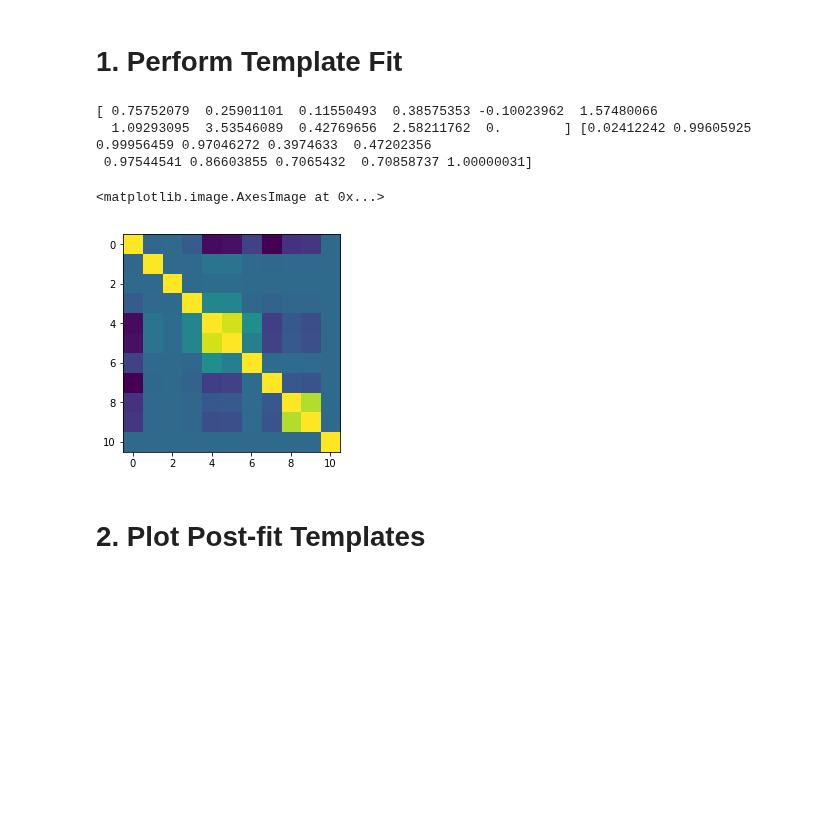
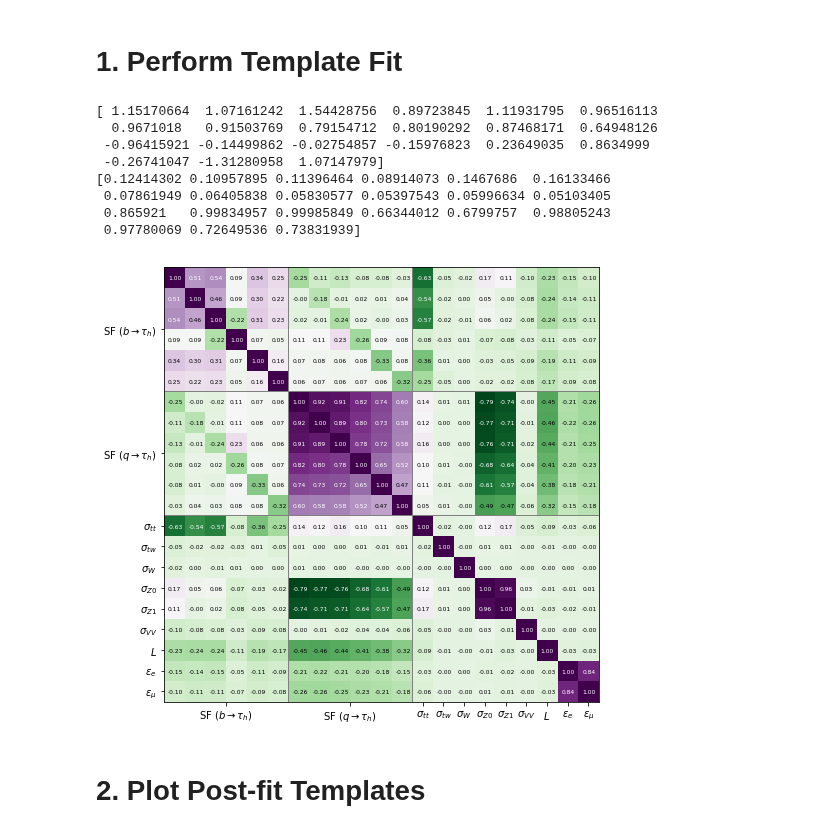
Before and after one commit to ZihengChen/WBranchingFaction, a Jupyter notebook: notebooks/studies/misid_fit.ipynb, the cells around one changed output. Cells and saved outputs as stored; diff of their text form; code cells hidden in the pictures; blank space fills up the shorter version.

```diff
--- a/notebooks/studies/misid_fit.ipynb
+++ b/notebooks/studies/misid_fit.ipynb
@@ -28,14 +38,67 @@ sig   = np.sqrt(hessinv.diagonal())
 cor   = hessinv/np.outer(sig, sig)
 loss0 = loss(result.x)
 
-print(result.x,sig)
-imshow(cor)
+print(result.x)
+print(sig)
 # %% [output]
-[ 0.75752079  0.25901101  0.11550493  0.38575353 -0.10023962  1.57480066
-  1.09293095  3.53546089  0.42769656  2.58211762  0.        ] [0.02412242 0.99605925 0.99956459 0.97046272 0.3974633  0.47202356
- 0.97544541 0.86603855 0.7065432  0.70858737 1.00000031]
+[ 1.15170664  1.07161242  1.54428756  0.89723845  1.11931795  0.96516113
+  0.9671018   0.91503769  0.79154712  0.80190292  0.87468171  0.64948126
+ -0.96415921 -0.14499862 -0.02754857 -0.15976823  0.23649035  0.8634999
+ -0.26741047 -1.31280958  1.07147979]
+[0.12414302 0.10957895 0.11396464 0.08914073 0.1467686  0.16133466
+ 0.07861949 0.06405838 0.05830577 0.05397543 0.05996634 0.05103405
+ 0.865921   0.99834957 0.99985849 0.66344012 0.6799757  0.98805243
+ 0.97780069 0.72649536 0.73831939]
-<matplotlib.image.AxesImage at 0x...>
-[figure, removed]
+# %%
+plt.figure(figsize=(8,8),facecolor='w')
+plt.imshow(cor,cmap='PRGn_r')
+plt.axhline(5.5,color='gray',linewidth=1)
+plt.axhline(11.5,color='gray',linewidth=1)
+plt.axvline(5.5,color='gray',linewidth=1)
+plt.axvline(11.5,color='gray',linewidth=1)
+plt.axvline(11.5,color='gray',linewidth=1)
+
+ticksPos = [2.5,8.5,12,13,14,15,16,17,18,19,20]
+ticksName = [r'SF $ (b \rightarrow \tau_h)$',
+             r'SF $ (q \rightarrow \tau_h)$',
+             r'$\sigma_{tt}$',
+             r'$\sigma_{tw}$',
+             r'$\sigma_{W}$',
+             r'$\sigma_{Z0}$',
+             r'$\sigma_{Z1}$',
+             r'$\sigma_{VV}$',
+             r'$L$',r'$\epsilon_e$',r'$\epsilon_\mu$',
+            ]
+
+# ticksPos = np.arange(10)
+# ticksName = ['SF',
+#              r'$\sigma_{tt}$',
+#              r'$\sigma_{tw}$',
+#              r'$\sigma_{W}$',
+#              r'$\sigma_{Z0}$',
+#              r'$\sigma_{Z1}$',
+#              r'$\sigma_{VV}$',
+#              r'$L$',r'$\epsilon_e$',r'$\epsilon_\mu$',
+#             ]
+
+plt.xticks(ticksPos,ticksName)
+plt.yticks(ticksPos,ticksName)
+#plt.colorbar(shrink=0.8)
+
+for i in range(cor.shape[0]):
+    for j in range(cor.shape[1]):
+        value = cor[i,j]
+#         if abs(value)<0.2:
+#             continue
+        if abs(value)>0.5:
+            fcolor = 'w'
+        else:
+            fcolor = 'k'
+        plt.text(i-0.3,j+0.1,'{:4.2f}'.format(cor[i,j]),fontsize=6,color=fcolor )
+
+plt.savefig('../../plots/misid/corr2',dpi=300)
+# %% [output]
+[figure, added]
 # %% [markdown]
 # 2. Plot Post-fit Templates
 # %%
```
Also changed, not shown: parts of 7 cells of this notebook, 3 other files.
